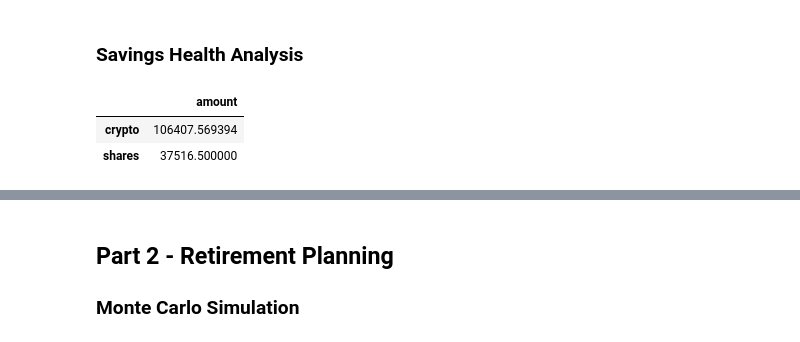
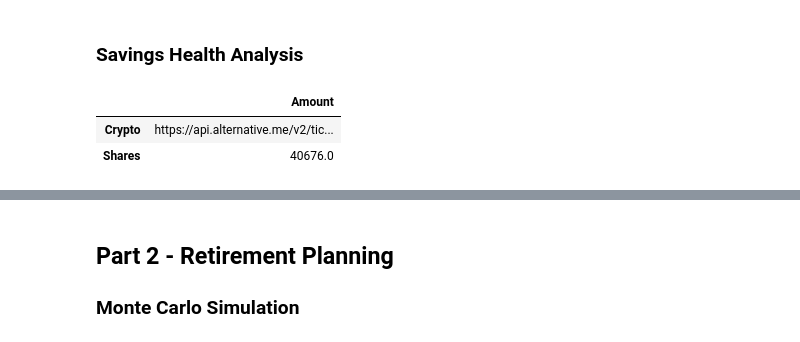
Before and after one commit to Pharris2497/Financial_Planning, a Jupyter notebook: financial-planner.ipynb, the cells around one changed output, grey strips where cells are left out. Drawn from its saved outputs; the diff is of its cells as text; code cells hidden in the pictures.

```diff
--- a/financial-planner.ipynb
+++ b/financial-planner.ipynb
@@ -94,3 +146,13 @@ end_date = pd.Timestamp("2021-08-04", tz="America/New_York").isoformat()
+# %%
+# Reorganize the DataFrame
+# Separate ticker data
+# YOUR CODE HERE!
+agg_df = initial_df[initial_df['symbol']=='AGG'].drop('symbol', axis=1)
+spy_df = initial_df[initial_df['symbol']=='SPY'].drop('symbol', axis=1)
+# %%
+#syntax to create a variable- to the left the variable name to the right variable value
+agg_closing = agg_df["close"].values[0]
+spy_closing = spy_df["close"].values[0]
 # %%
 # Pick AGG and SPY close prices
 # YOUR CODE HERE!
@@ -104,2 +166,6 @@ Current SPY closing price: $282.73
+# %%
+my_agg_value = my_agg * agg_closing
+# %%
+my_spy_value = my_spy * spy_closing
 # %%
 # Compute the current value of shares
@@ -115,17 +181,23 @@ The current value of your 200 AGG shares is $23380.00
 ### Savings Health Analysis
 # %%
 # Set monthly household income
-# YOUR CODE HERE!
+monthly_income = 12000
 
 # Consolidate financial assets data
-# YOUR CODE HERE!
+crypto_value = btc_url + eth_url
+shares_value = my_spy_value + my_agg_value
+
 
 # Create savings DataFrame
-# YOUR CODE HERE!
+indexes = ['Crypto', 'Shares']
+value_data = [crypto_value, shares_value]
+
+df_savings = pd.DataFrame(value_data, index=indexes)
+df_savings.columns = ['Amount']
 
 # Display savings DataFrame
 display(df_savings)
 # %% [output]
-|  | amount |
-| crypto | 106407.569394 |
-| shares | 37516.500000 |
+|  | Amount |
+| Crypto | https://api.alternative.me/v2/tic... |
+| Shares | 40676.0 |
```
Also changed, not shown: parts of 43 cells of this notebook.
